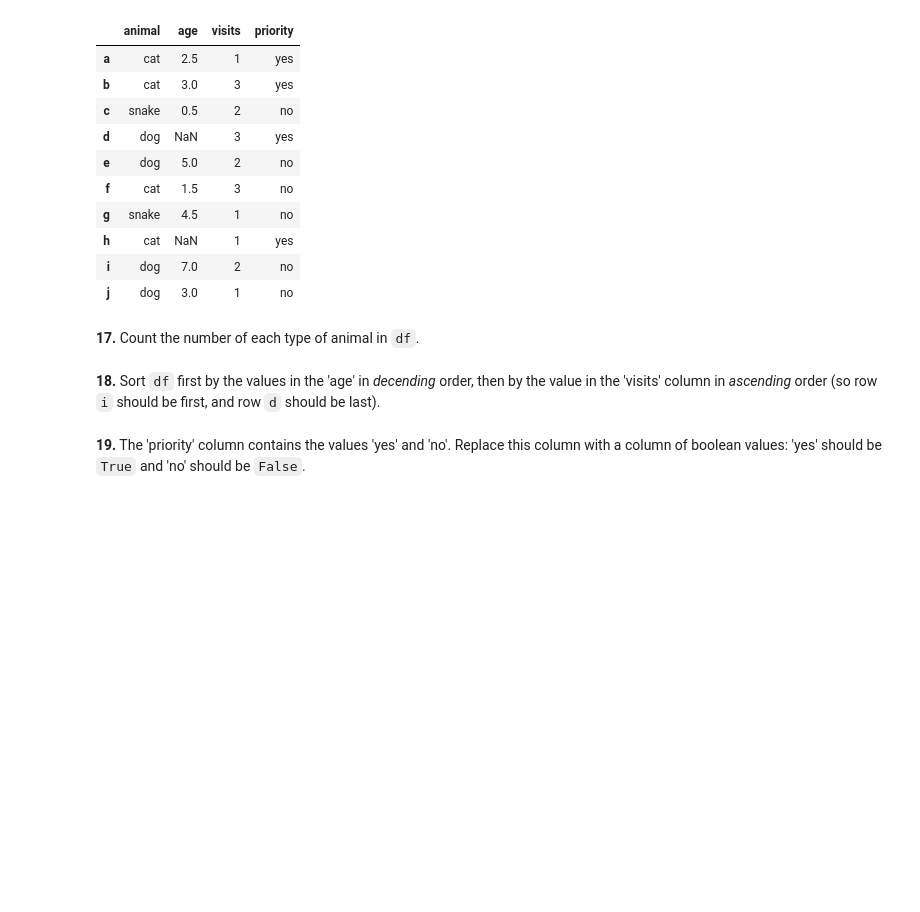
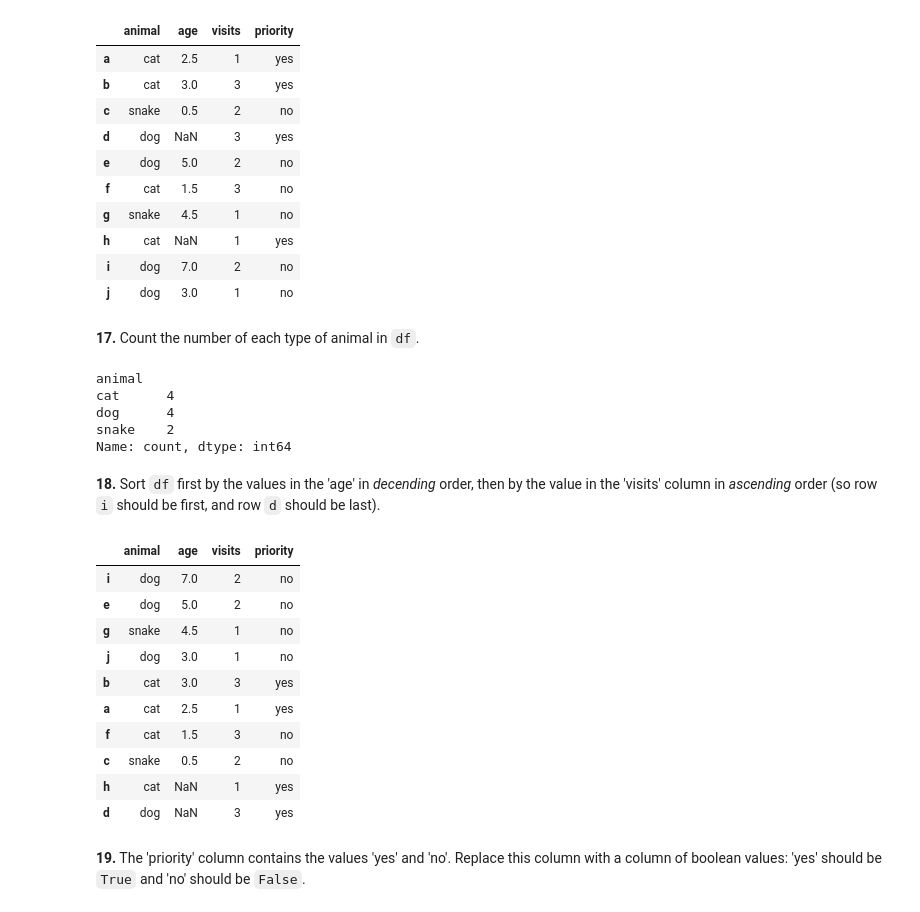
Before and after one commit to Ninrai/100-pandas-puzzles, a Jupyter notebook: 100-pandas-puzzles.ipynb, the cells around one changed output. Cells and saved outputs as stored; diff of their text form; code cells hidden in the pictures; blank space fills up the shorter version.

```diff
--- a/100-pandas-puzzles.ipynb
+++ b/100-pandas-puzzles.ipynb
@@ -243,7 +231,29 @@ df
 | j | dog | 3.0 | 1 | no |
 # %% [markdown]
 **17.** Count the number of each type of animal in `df`.
+# %%
+df['animal'].value_counts()
+# %% [output]
+animal
+cat      4
+dog      4
+snake    2
+Name: count, dtype: int64
 # %% [markdown]
 **18.** Sort `df` first by the values in the 'age' in *decending* order, then by the value in the 'visits' column in *ascending* order (so row `i` should be first, and row `d` should be last).
+# %%
+df.sort_values(by=['age', 'visits'], ascending=[False, True])
+# %% [output]
+|  | animal | age | visits | priority |
+| i | dog | 7.0 | 2 | no |
+| e | dog | 5.0 | 2 | no |
+| g | snake | 4.5 | 1 | no |
+| j | dog | 3.0 | 1 | no |
+| b | cat | 3.0 | 3 | yes |
+| a | cat | 2.5 | 1 | yes |
+| f | cat | 1.5 | 3 | no |
+| c | snake | 0.5 | 2 | no |
+| h | cat | NaN | 1 | yes |
+| d | dog | NaN | 3 | yes |
 # %% [markdown]
 **19.** The 'priority' column contains the values 'yes' and 'no'. Replace this column with a column of boolean values: 'yes' should be `True` and 'no' should be `False`.
```
Also changed, not shown: parts of 6 cells of this notebook.
